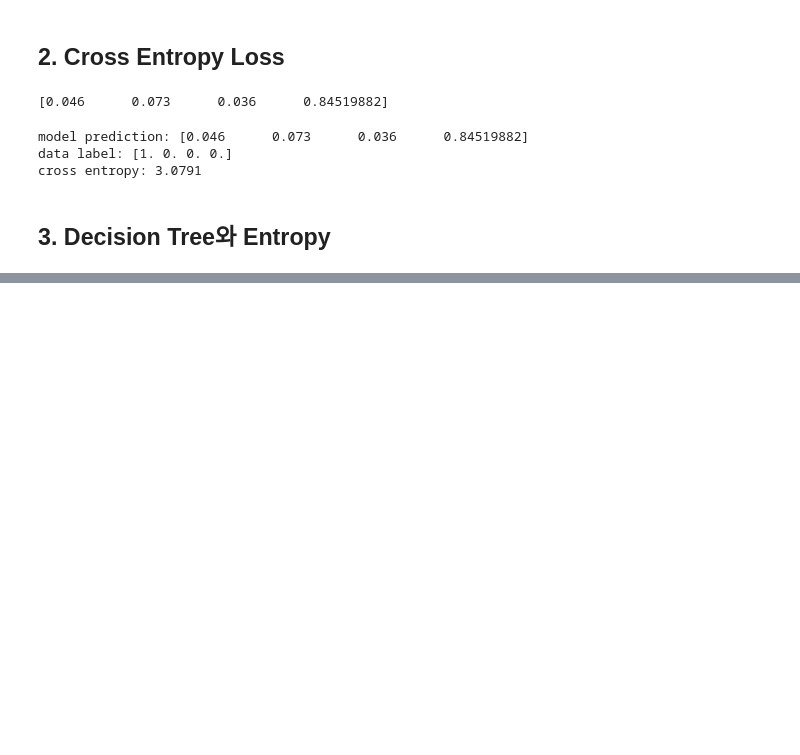
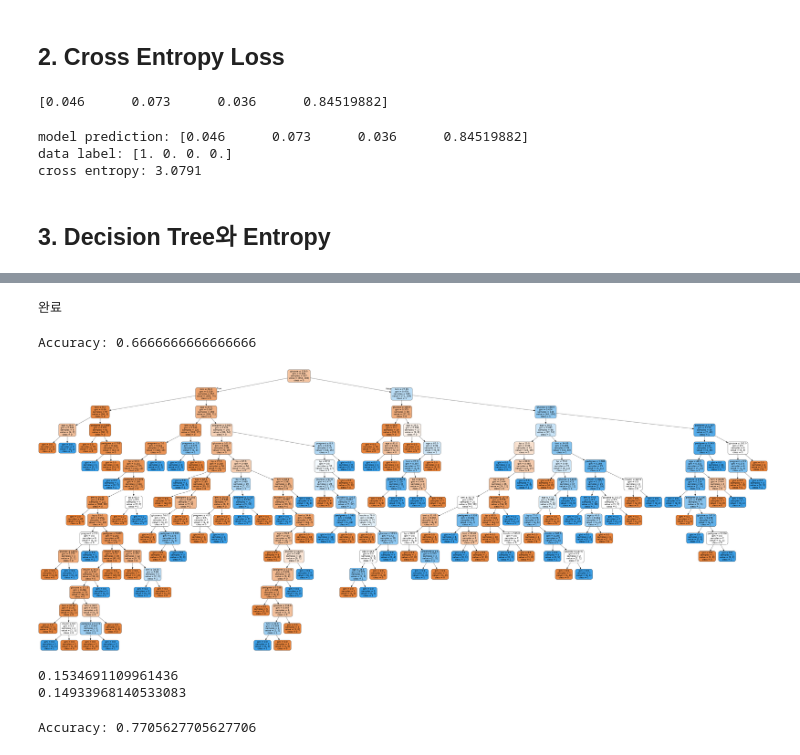
Before and after one commit to woongcheol/AIFFEL-PROJECT, a Jupyter notebook: AIFFEL-EXPLORE/fundamental/F32/F32_Information_Theory.ipynb, the cells around one changed output, grey strips where cells are left out. Drawn from its saved outputs; the diff is of its cells as text; code cells hidden in the pictures; blank space fills up the shorter version.

```diff
--- a/AIFFEL-EXPLORE/fundamental/F32/F32_Information_Theory.ipynb
+++ b/AIFFEL-EXPLORE/fundamental/F32/F32_Information_Theory.ipynb
@@ -72,0 +95,68 @@ cross entropy: 3.0791
+# %%
+# 데이터셋 준비
+feature_cols = ['pregnant', 'insulin', 'bmi', 'age', 'glucose', 'bp', 'pedigree']
+X = df[feature_cols] # Features
+y = df.label # Target variable
+
+# Split dataset into training set and test set
+X_train, X_test, y_train, y_test = train_test_split(X, y, test_size=0.3, random_state=1)
+
+print('완료')
+# %% [output]
+완료
+# %%
+# Decision Tree  모델 학습
+# Create Decision Tree classifer object
+clf = DecisionTreeClassifier()
+
+# Train Decision Tree Classifer
+clf = clf.fit(X_train,y_train)
+
+#Predict the response for test dataset
+y_pred = clf.predict(X_test)
+
+print("Accuracy:",metrics.accuracy_score(y_test, y_pred))
+# %% [output]
+Accuracy: 0.6666666666666666
+# %%
+# 의사결정 나무 시각화
+from sklearn.tree import export_graphviz
+from six import StringIO
+from IPython.display import Image
+import pydotplus
+
+dot_data = StringIO()
+export_graphviz(clf,
+                out_file=dot_data,
+                filled=True,
+                rounded=True,
+                special_characters=True,
+                feature_names=feature_cols,
+                class_names=['0','1'])
+graph = pydotplus.graph_from_dot_data(dot_data.getvalue())
+graph.write_png('diabetes1.png')
+Image(graph.create_png(), retina=True)
+# %% [output]
+[figure, added]
+# %%
+# 정보 이득이 되지 않고 남은 Impurity  총량 측정
+ccp_path1 = clf.cost_complexity_pruning_path(X_train,y_train)
+ccp_path2 = clf.cost_complexity_pruning_path(X_test,y_test)
+print(np.mean(ccp_path1.impurities))
+print(np.mean(ccp_path2.impurities))
+# %% [output]
+0.1534691109961436
+0.14933968140533083
+# %%
+clf = DecisionTreeClassifier(criterion="entropy", max_depth=3)
+
+# Train Decision Tree Classifer
+clf = clf.fit(X_train, y_train)
+
+#Predict the response for test dataset
+y_pred = clf.predict(X_test)
+
+# Model Accuracy, how often is the classifier correct?
+print("Accuracy:",metrics.accuracy_score(y_test, y_pred))
+# %% [output]
+Accuracy: 0.7705627705627706
```
Also changed, not shown: parts of 4 cells of this notebook.
